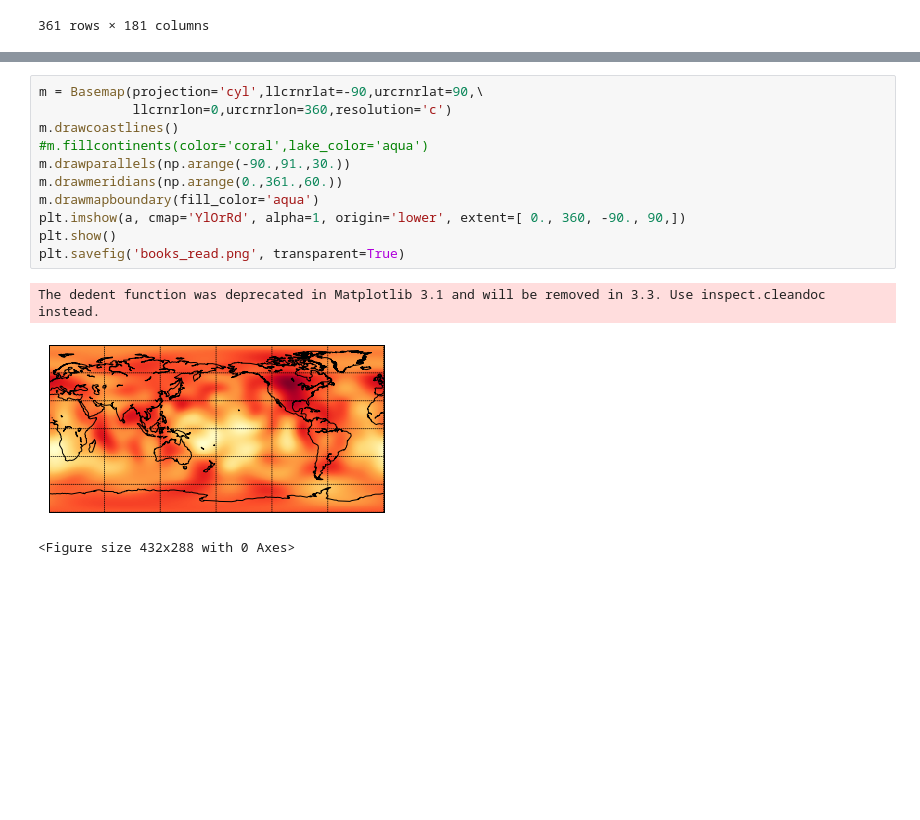
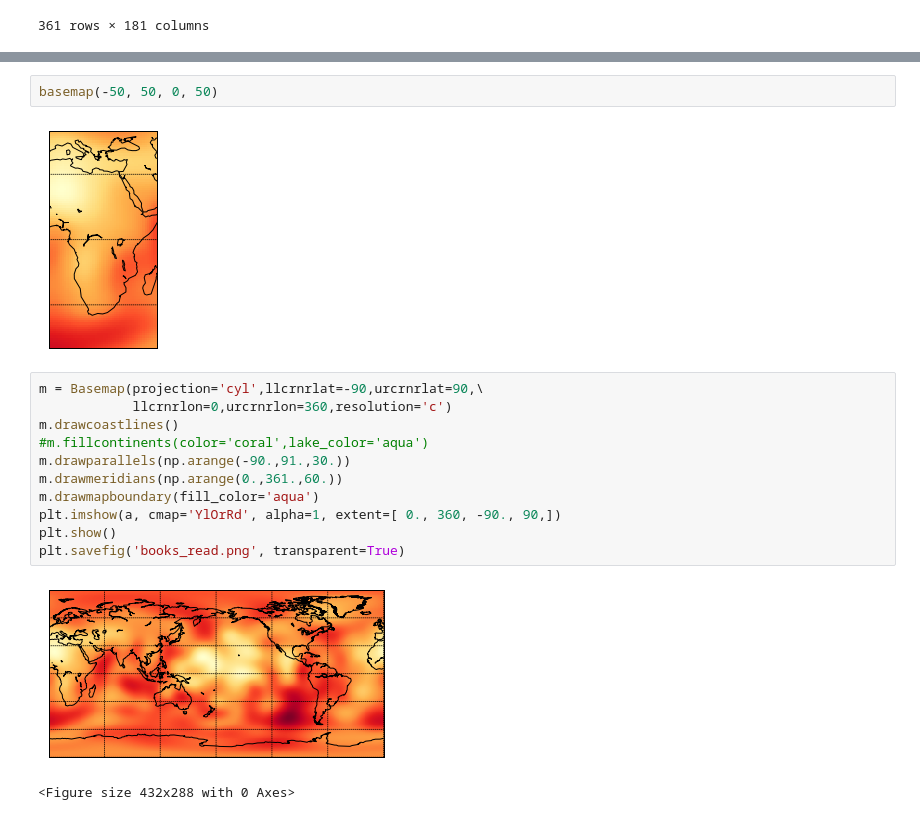
Before and after one commit to megavaz/graphic, a Jupyter notebook: l2/map.ipynb, the cells around one changed output, grey strips where cells are left out. Cells and saved outputs as stored; diff of their text form; blank space fills up the shorter version.

```diff
--- a/l2/map.ipynb
+++ b/l2/map.ipynb
@@ -53,3 +93,7 @@ plt.show()
+# %%
+basemap(-50, 50, 0, 50)
+# %% [output]
+[figure, added]
 # %%
 m = Basemap(projection='cyl',llcrnrlat=-90,urcrnrlat=90,\
             llcrnrlon=0,urcrnrlon=360,resolution='c')
@@ -58,10 +102,9 @@ m.drawcoastlines()
 m.drawparallels(np.arange(-90.,91.,30.))
 m.drawmeridians(np.arange(0.,361.,60.))
 m.drawmapboundary(fill_color='aqua')
-plt.imshow(a, cmap='YlOrRd', alpha=1, origin='lower', extent=[ 0., 360, -90., 90,])
+plt.imshow(a, cmap='YlOrRd', alpha=1, extent=[ 0., 360, -90., 90,])
 plt.show()
 plt.savefig('books_read.png', transparent=True)
 # %% [output]
+[figure, new version]
-The dedent function was deprecated in Matplotlib 3.1 and will be removed in 3.3. Use inspect.cleandoc instead.
+<Figure size 432x288 with 0 Axes>
-[figure, old version]
-<Figure size 432x288 with 0 Axes>
```
Also changed, not shown: parts of 6 cells of this notebook, 3 other files.
